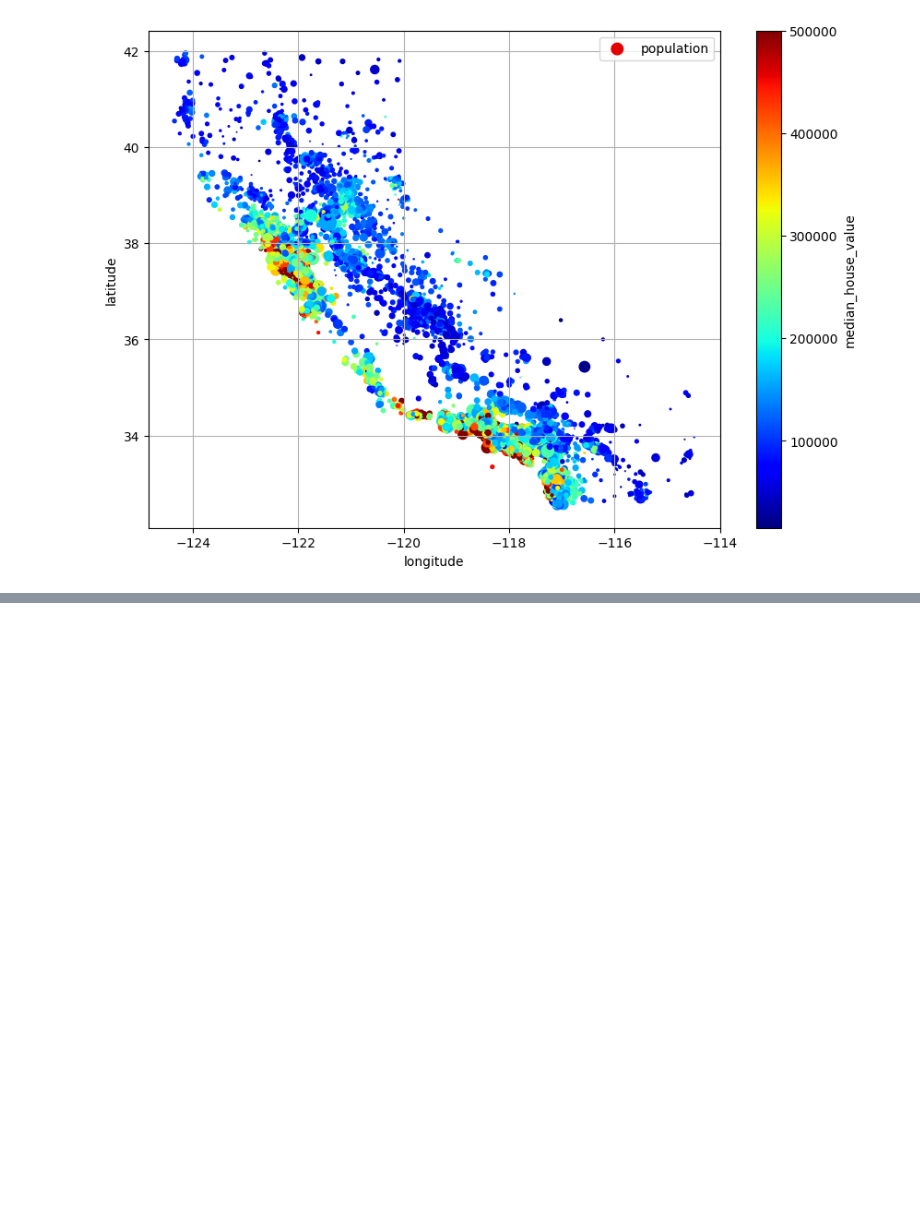
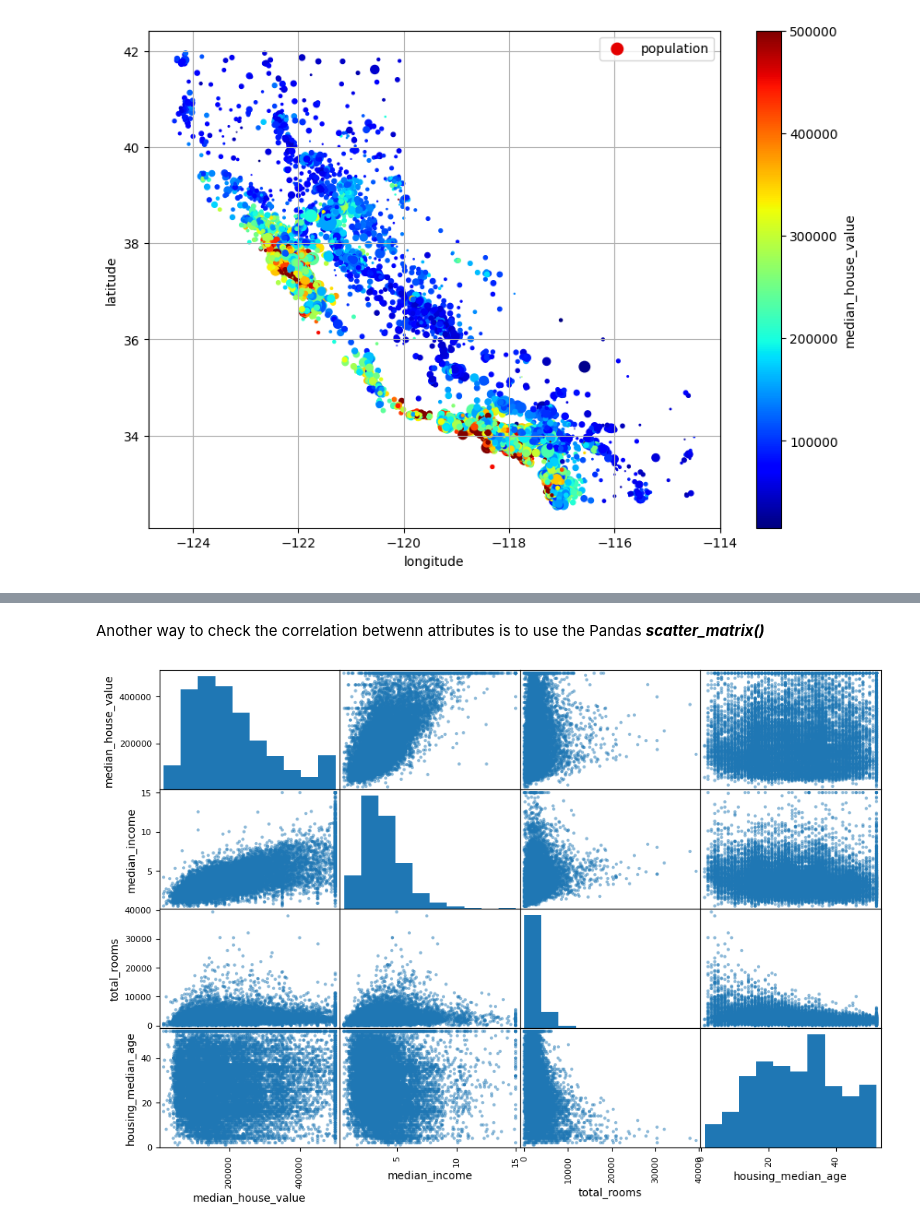
Before and after one commit to rajarajeswarir/Hands-on-Machine-Learning, a Jupyter notebook: End_to_end_machine_learning_project.ipynb, the cells around one changed output, grey strips where cells are left out. Cells and saved outputs as stored; diff of their text form; code cells hidden in the pictures; blank space fills up the shorter version.

```diff
--- a/End_to_end_machine_learning_project.ipynb
+++ b/End_to_end_machine_learning_project.ipynb
@@ -198,0 +215,10 @@ plt.show()
+# %% [markdown]
+Another way to check the correlation betwenn attributes is to use the Pandas ***scatter_matrix()***
+# %%
+from pandas.plotting import scatter_matrix
+
+attributes = ["median_house_value", "median_income", "total_rooms", "housing_median_age"]
+scatter_matrix(housing[attributes], figsize=(12, 8))
+plt.show()
+# %% [output]
+[figure, added]
```
Also changed, not shown: parts of 5 cells of this notebook.
